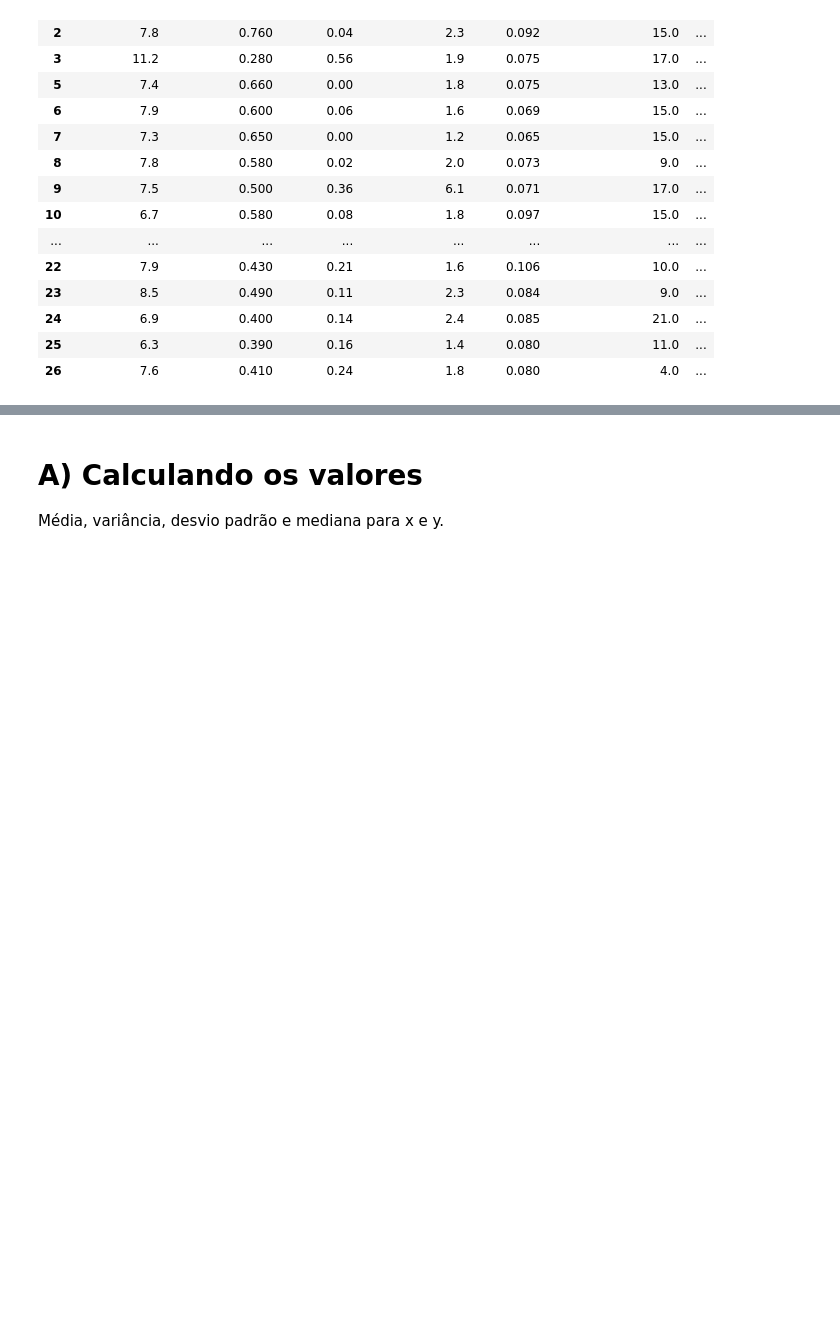
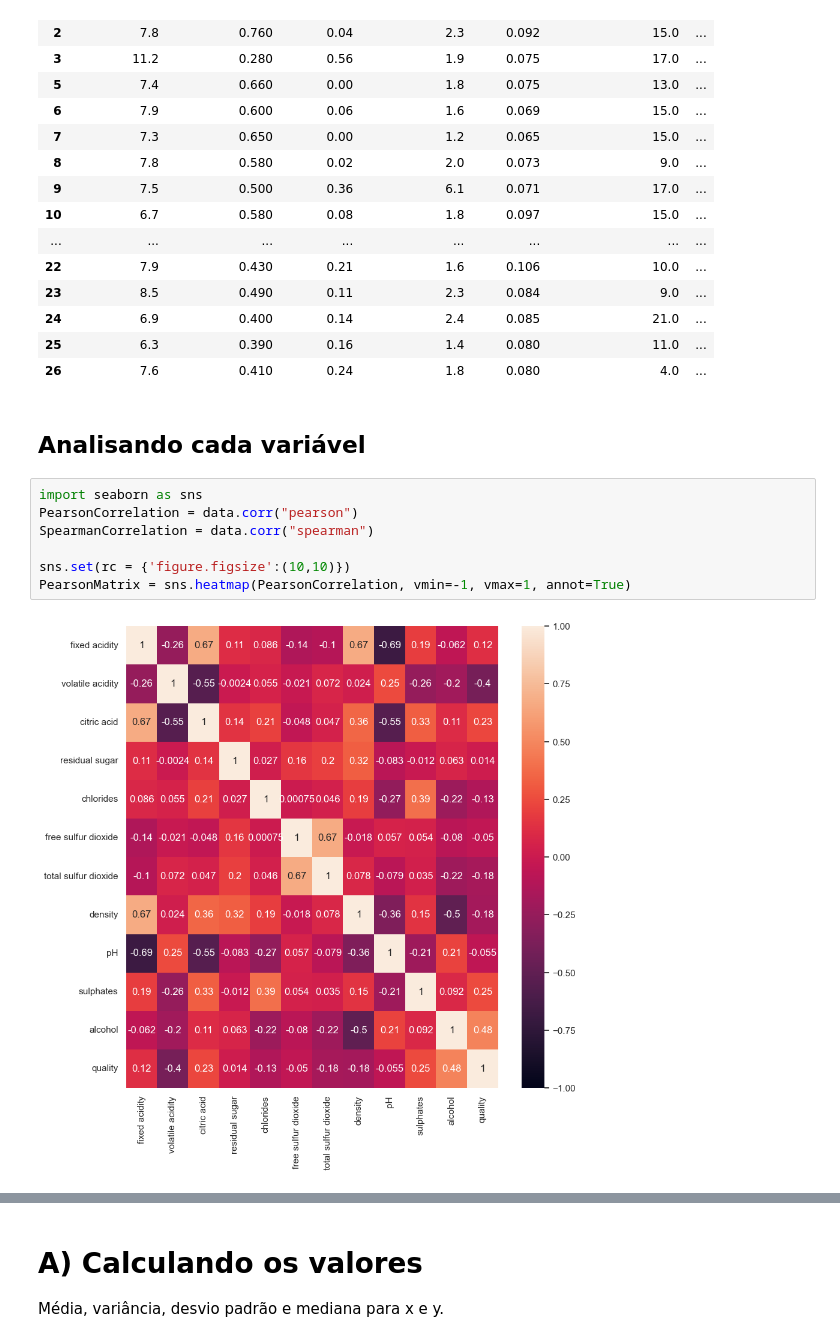
Before and after one commit to BrunoBassoo/Probability_-_Statistics, a Jupyter notebook: Trabalho_P&E.ipynb, the cells around one changed output, grey strips where cells are left out. Drawn from its saved outputs; the diff is of its cells as text; blank space fills up the shorter version.

```diff
--- a/Trabalho_P&E.ipynb
+++ b/Trabalho_P&E.ipynb
@@ -130,3 +130,14 @@ data.head(25)
 | 24 | 6.9 | 0.400 | 0.14 | 2.4 | 0.085 | 21.0 | ... |
 | 25 | 6.3 | 0.390 | 0.16 | 1.4 | 0.080 | 11.0 | ... |
 | 26 | 7.6 | 0.410 | 0.24 | 1.8 | 0.080 | 4.0 | ... |
+# %% [markdown]
+## Analisando cada variável
+# %%
+import seaborn as sns
+PearsonCorrelation = data.corr("pearson")
+SpearmanCorrelation = data.corr("spearman")
+
+sns.set(rc = {'figure.figsize':(10,10)})
+PearsonMatrix = sns.heatmap(PearsonCorrelation, vmin=-1, vmax=1, annot=True)
+# %% [output]
+[figure, added]
```
Also changed, not shown: parts of 8 cells of this notebook.
